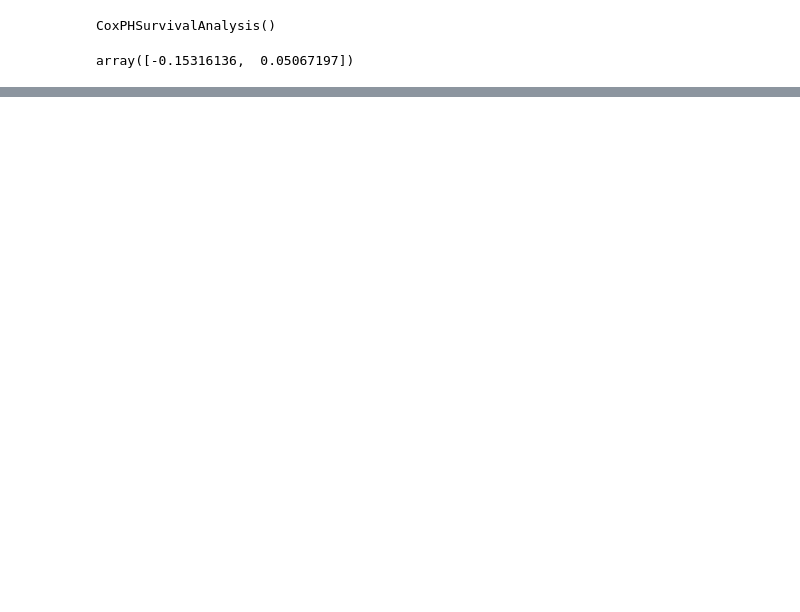
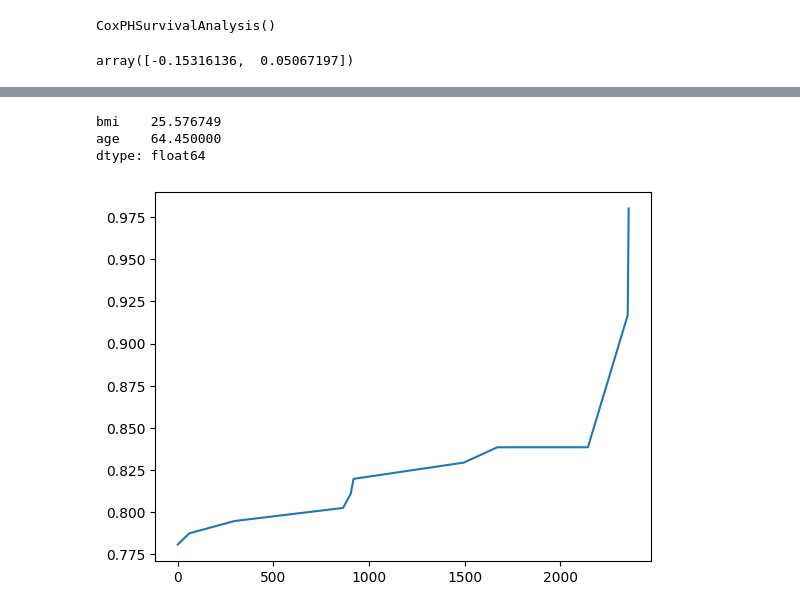
Before and after one commit to CARRIER-project/verticox, a Jupyter notebook: Untitled.ipynb, the cells around one changed output, grey strips where cells are left out. Drawn from its saved outputs; the diff is of its cells as text; code cells hidden in the pictures; blank space fills up the shorter version.

```diff
--- a/Untitled.ipynb
+++ b/Untitled.ipynb
@@ -131,0 +145,6 @@ NameError: name 'test_df' is not defined
+# %%
+test_features.mean()
+# %% [output]
+bmi    25.576749
+age    64.450000
+dtype: float64
@@ -131,0 +153,19 @@ NameError: name 'test_df' is not defined
+# %%
+
+auc = StepFunction(x=np.array([1.000e+00, 6.100e+01, 2.970e+02, 8.650e+02, 9.050e+02, 9.200e+02,
+        1.496e+03, 1.671e+03, 1.887e+03, 1.920e+03, 1.933e+03, 1.939e+03,
+        1.940e+03, 1.941e+03, 2.025e+03, 2.084e+03, 2.125e+03, 2.145e+03,
+        2.353e+03, 2.358e+03]), y=np.array([0.78091198, 0.78751444, 0.79480265, 0.8025875 , 0.81096942,
+        0.81982395, 0.82944765, 0.8385414 , 0.8385414 , 0.8385414 ,
+        0.8385414 , 0.8385414 , 0.8385414 , 0.8385414 , 0.8385414 ,        0.8385414 , 0.8385414 , 0.8385414 , 0.91688113, 0.98011804]), a=1.0, b=0.0)
+# %%
+import matplotlib.pyplot as plt
+
+def plot_stepfunction(f: StepFunction):
+    x = f.x * f.a + f.b
+
+    plt.plot(x, f.y)
+# %%
+plot_stepfunction(auc)
+# %% [output]
+[figure, added]
```
Also changed, not shown: parts of 16 cells of this notebook, 7 other files.
